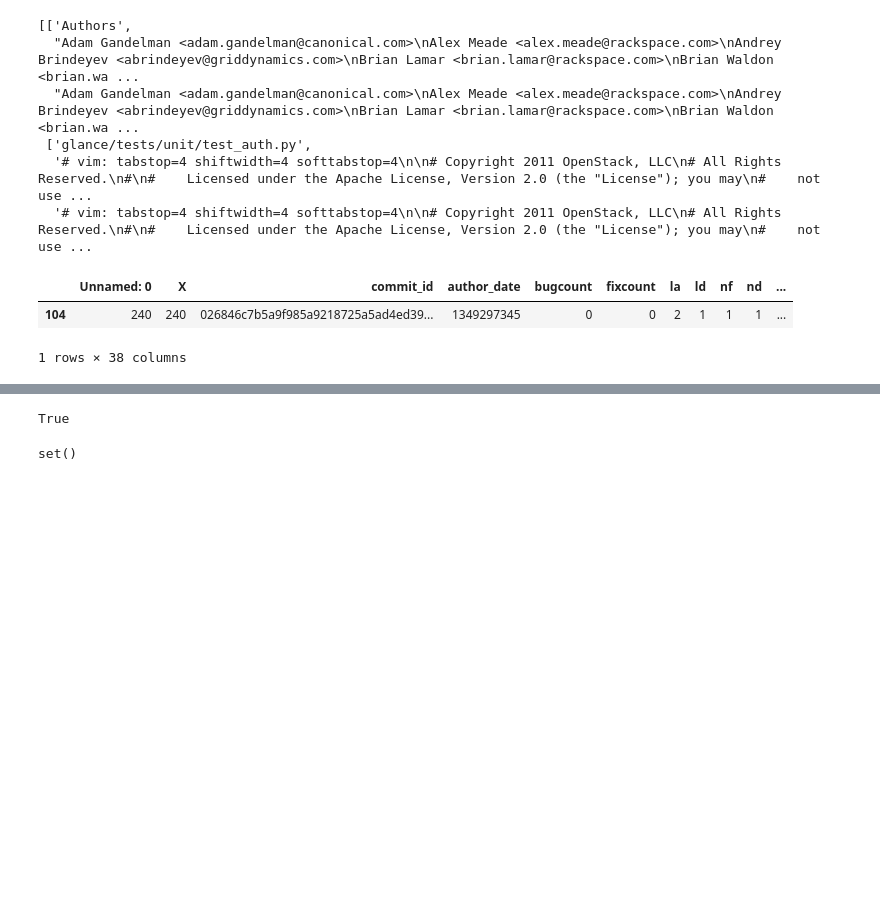
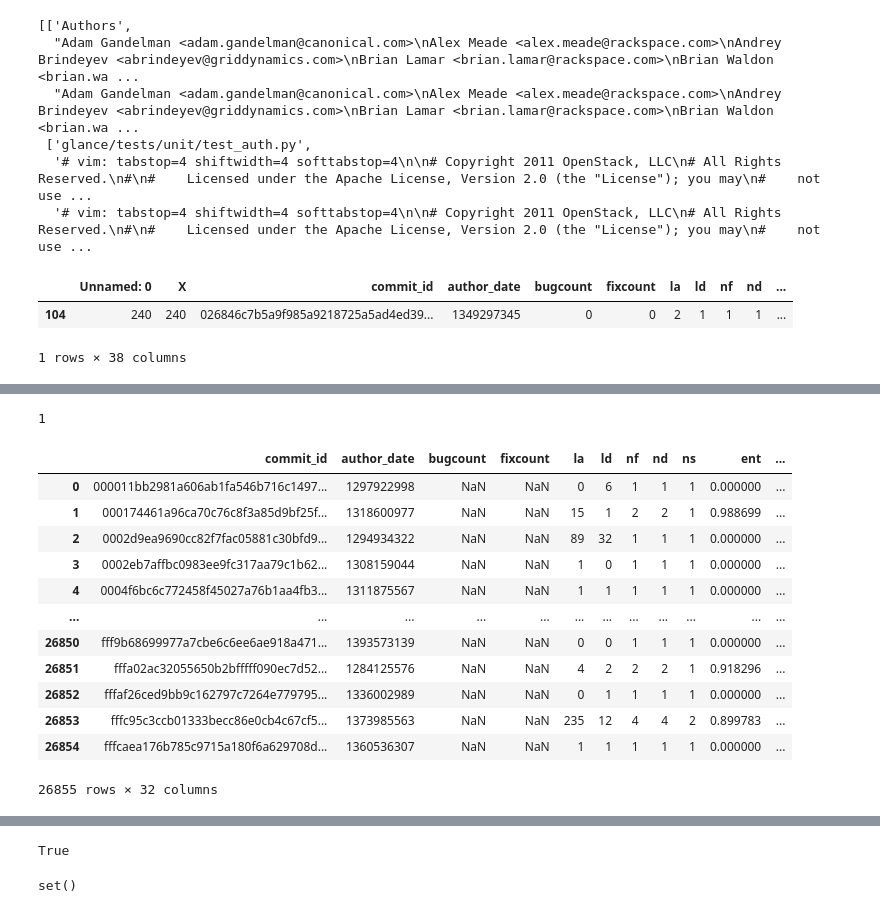
Before and after one commit to uw-swag/jit-bugpred, a Jupyter notebook: notebooks/moving_target.ipynb, the cells around one changed output, grey strips where cells are left out. Drawn from its saved outputs; the diff is of its cells as text; code cells hidden in the pictures; blank space fills up the shorter version.

Commit message:
correct and update data

```diff
--- a/notebooks/moving_target.ipynb
+++ b/notebooks/moving_target.ipynb
@@ -426,0 +473,21 @@ df1[df1['commit_id'] == '026846c7b5a9f985a9218725a5ad4ed391a2aef0']
+# %%
+min(commit_nfiles.values())
+# %% [output]
+1
+# %%
+df2 = pd.read_csv('../data/openstack.csv', dtype={'self':str, 'revd': str})
+df2
+# %% [output]
+|  | commit_id | author_date | bugcount | fixcount | la | ld | nf | nd | ns | ent | ... |
+| 0 | 000011bb2981a606ab1fa546b716c1497... | 1297922998 | NaN | NaN | 0 | 6 | 1 | 1 | 1 | 0.000000 | ... |
+| 1 | 000174461a96ca70c76c8f3a85d9bf25f... | 1318600977 | NaN | NaN | 15 | 1 | 2 | 2 | 1 | 0.988699 | ... |
+| 2 | 0002d9ea9690cc82f7fac05881c30bfd9... | 1294934322 | NaN | NaN | 89 | 32 | 1 | 1 | 1 | 0.000000 | ... |
+| 3 | 0002eb7affbc0983ee9fc317aa79c1b62... | 1308159044 | NaN | NaN | 1 | 0 | 1 | 1 | 1 | 0.000000 | ... |
+| 4 | 0004f6bc6c772458f45027a76b1aa4fb3... | 1311875567 | NaN | NaN | 1 | 1 | 1 | 1 | 1 | 0.000000 | ... |
+| ... | ... | ... | ... | ... | ... | ... | ... | ... | ... | ... | ... |
+| 26850 | fff9b68699977a7cbe6c6ee6ae918a471... | 1393573139 | NaN | NaN | 0 | 0 | 1 | 1 | 1 | 0.000000 | ... |
+| 26851 | fffa02ac32055650b2bfffff090ec7d52... | 1284125576 | NaN | NaN | 4 | 2 | 2 | 2 | 1 | 0.918296 | ... |
+| 26852 | fffaf26ced9bb9c162797c7264e779795... | 1336002989 | NaN | NaN | 0 | 1 | 1 | 1 | 1 | 0.000000 | ... |
+| 26853 | fffc95c3ccb01333becc86e0cb4c67cf5... | 1373985563 | NaN | NaN | 235 | 12 | 4 | 4 | 2 | 0.899783 | ... |
+| 26854 | fffcaea176b785c9715a180f6a629708d... | 1360536307 | NaN | NaN | 1 | 1 | 1 | 1 | 1 | 0.000000 | ... |
+26855 rows × 32 columns
```
Also changed, not shown: parts of 37 cells of this notebook, 2 other files.
